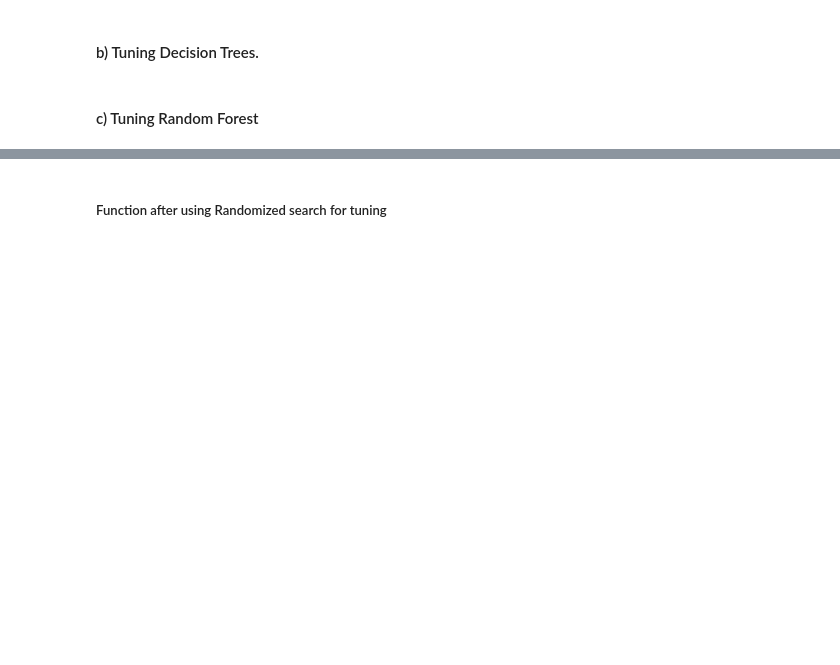
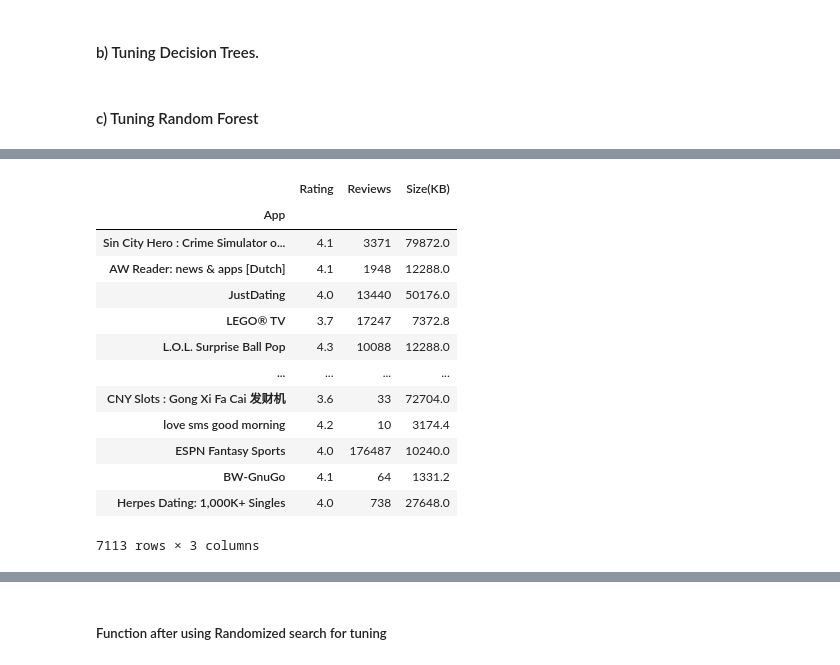
Before and after one commit to Vee2002/Play_Store_Apps_Analysis, a Jupyter notebook: Prediction of Mobile App Success using Machine Learning - Lit Think Notebook(Final).ipynb, the cells around one changed output, grey strips where cells are left out. Saved outputs shown, nothing was run; the diff lists cells and outputs as text; code cells hidden in the pictures; blank space fills up the shorter version.

```diff
--- a/Prediction of Mobile App Success using Machine Learning - Lit Think Notebook(Final).ipynb
+++ b/Prediction of Mobile App Success using Machine Learning - Lit Think Notebook(Final).ipynb
@@ -1658,0 +1646,19 @@ def main():
+# %%
+# Training this model with only 3 features
+X_train_encoded_subset = X_train_encoded[['Rating','Reviews','Size(KB)']]
+X_train_encoded_subset
+# %% [output]
+|  | Rating | Reviews | Size(KB) |
+| App |  |  |  |
+| Sin City Hero : Crime Simulator o... | 4.1 | 3371 | 79872.0 |
+| AW Reader: news & apps [Dutch] | 4.1 | 1948 | 12288.0 |
+| JustDating | 4.0 | 13440 | 50176.0 |
+| LEGO® TV | 3.7 | 17247 | 7372.8 |
+| L.O.L. Surprise Ball Pop | 4.3 | 10088 | 12288.0 |
+| ... | ... | ... | ... |
+| CNY Slots : Gong Xi Fa Cai 发财机 | 3.6 | 33 | 72704.0 |
+| love sms good morning | 4.2 | 10 | 3174.4 |
+| ESPN Fantasy Sports | 4.0 | 176487 | 10240.0 |
+| BW-GnuGo | 4.1 | 64 | 1331.2 |
+| Herpes Dating: 1,000K+ Singles | 4.0 | 738 | 27648.0 |
+7113 rows × 3 columns
```
Also changed, not shown: parts of 29 cells of this notebook, 14 other files.
